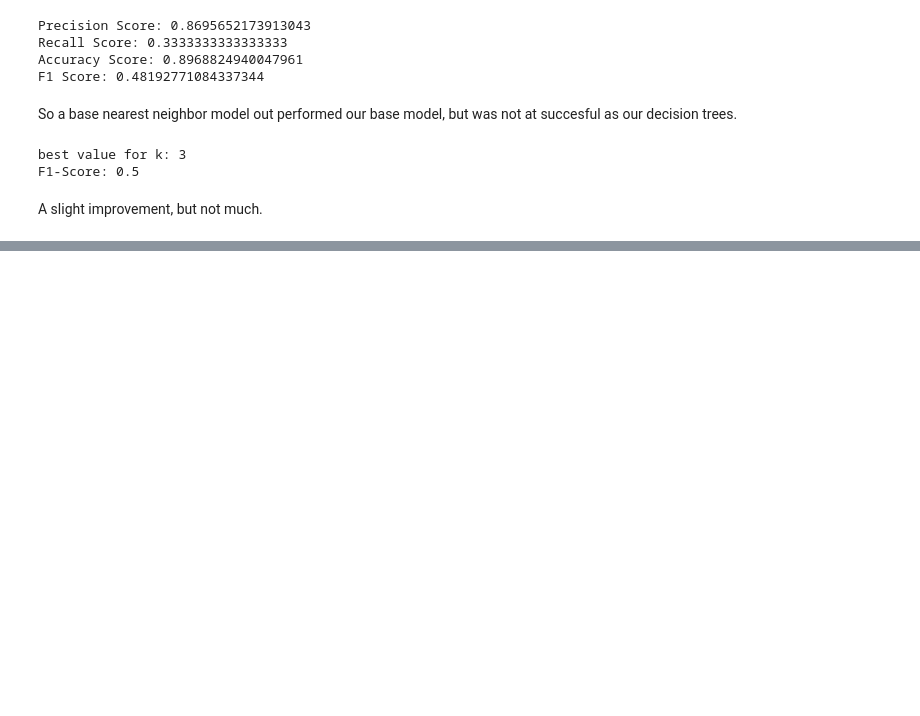
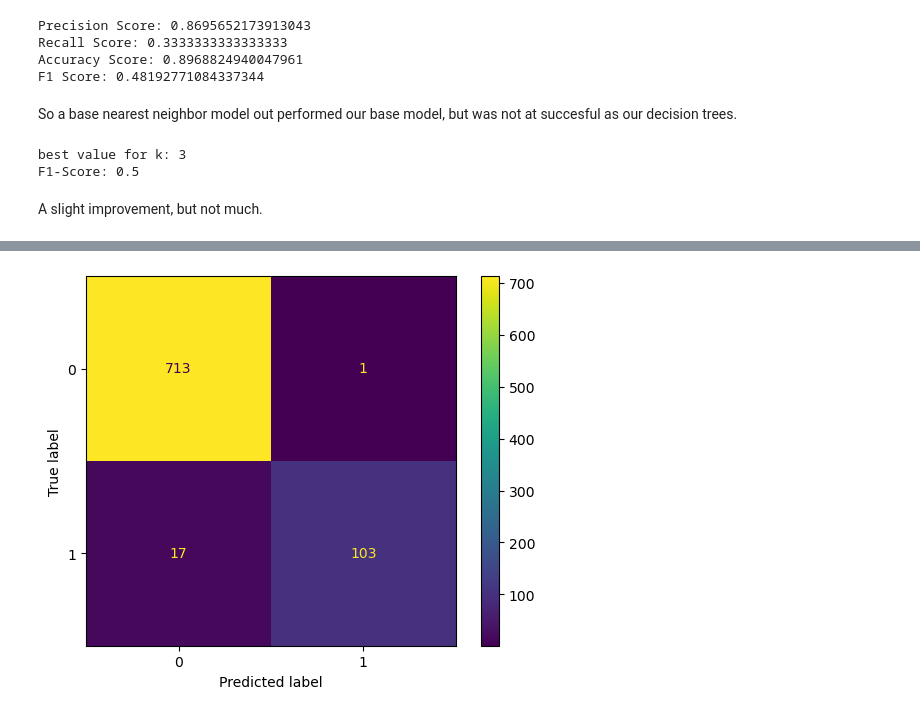
Before and after one commit to gzedwards/Telecom-Churn-Model, a Jupyter notebook: tele-model.ipynb, the cells around one changed output, grey strips where cells are left out. Saved outputs shown, nothing was run; the diff lists cells and outputs as text; code cells hidden in the pictures; blank space fills up the shorter version.

```diff
--- a/tele-model.ipynb
+++ b/tele-model.ipynb
@@ -638,0 +807,9 @@ A slight improvement, but not much.
+# %%
+pred_forest = forest.predict(X_test)
+
+forest_matrix = confusion_matrix(y_test, pred_forest)
+
+matrix5 = ConfusionMatrixDisplay(confusion_matrix=forest_matrix)
+matrix5.plot();
+# %% [output]
+[figure, added]
```
Also changed, not shown: parts of 46 cells of this notebook.
